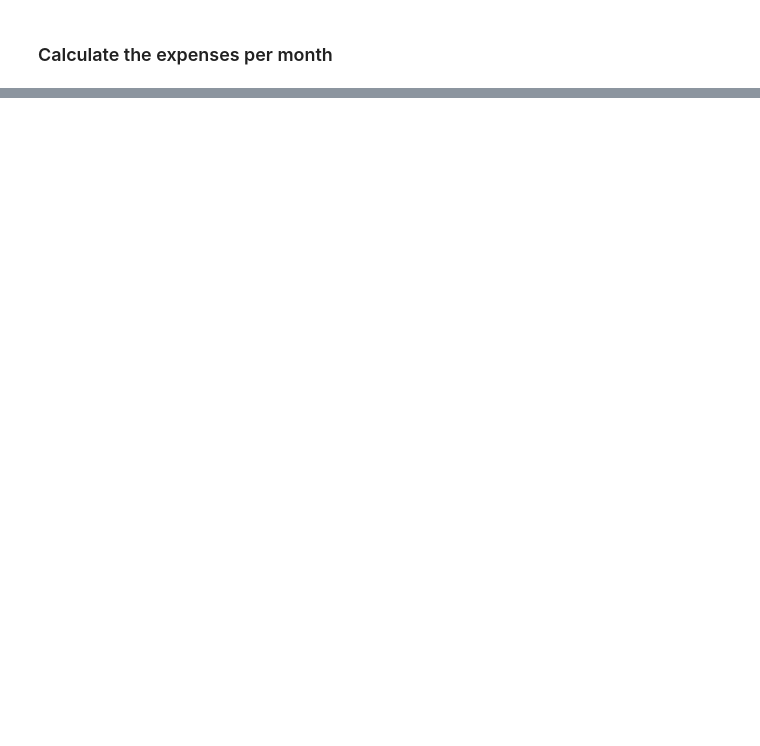
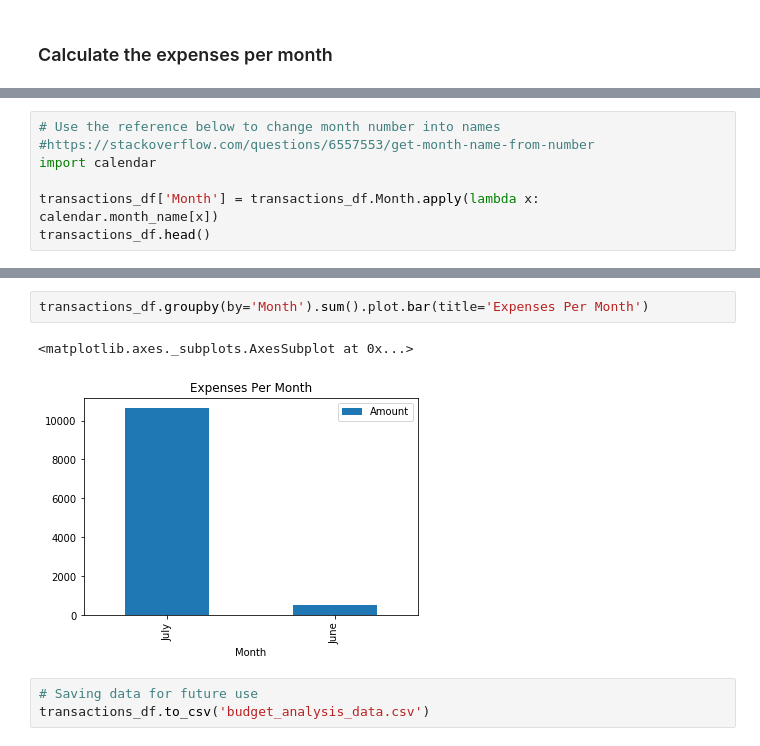
Before and after one commit to jaimebunay/api_homework, a Jupyter notebook: account_summary.ipynb, the cells around one changed output, grey strips where cells are left out. Cells and saved outputs as stored; diff of their text form; blank space fills up the shorter version.

Commit message:
Updated Budget Analysis Code

```diff
--- a/account_summary.ipynb
+++ b/account_summary.ipynb
@@ -214,0 +315,7 @@ expenses.groupby([expenses.index.year, expenses.index.month]).sum().plot.bar()
+# %%
+# Use the reference below to change month number into names
+#https://stackoverflow.com/questions/6557553/get-month-name-from-number
+import calendar
+
+transactions_df['Month'] = transactions_df.Month.apply(lambda x: calendar.month_name[x])
+transactions_df.head()
@@ -214,0 +337,8 @@ expenses.groupby([expenses.index.year, expenses.index.month]).sum().plot.bar()
+# %%
+transactions_df.groupby(by='Month').sum().plot.bar(title='Expenses Per Month')
+# %% [output]
+<matplotlib.axes._subplots.AxesSubplot at 0x...>
+[figure, added]
+# %%
+# Saving data for future use
+transactions_df.to_csv('budget_analysis_data.csv')
```
Also changed, not shown: parts of 31 cells of this notebook, 1 other file.
